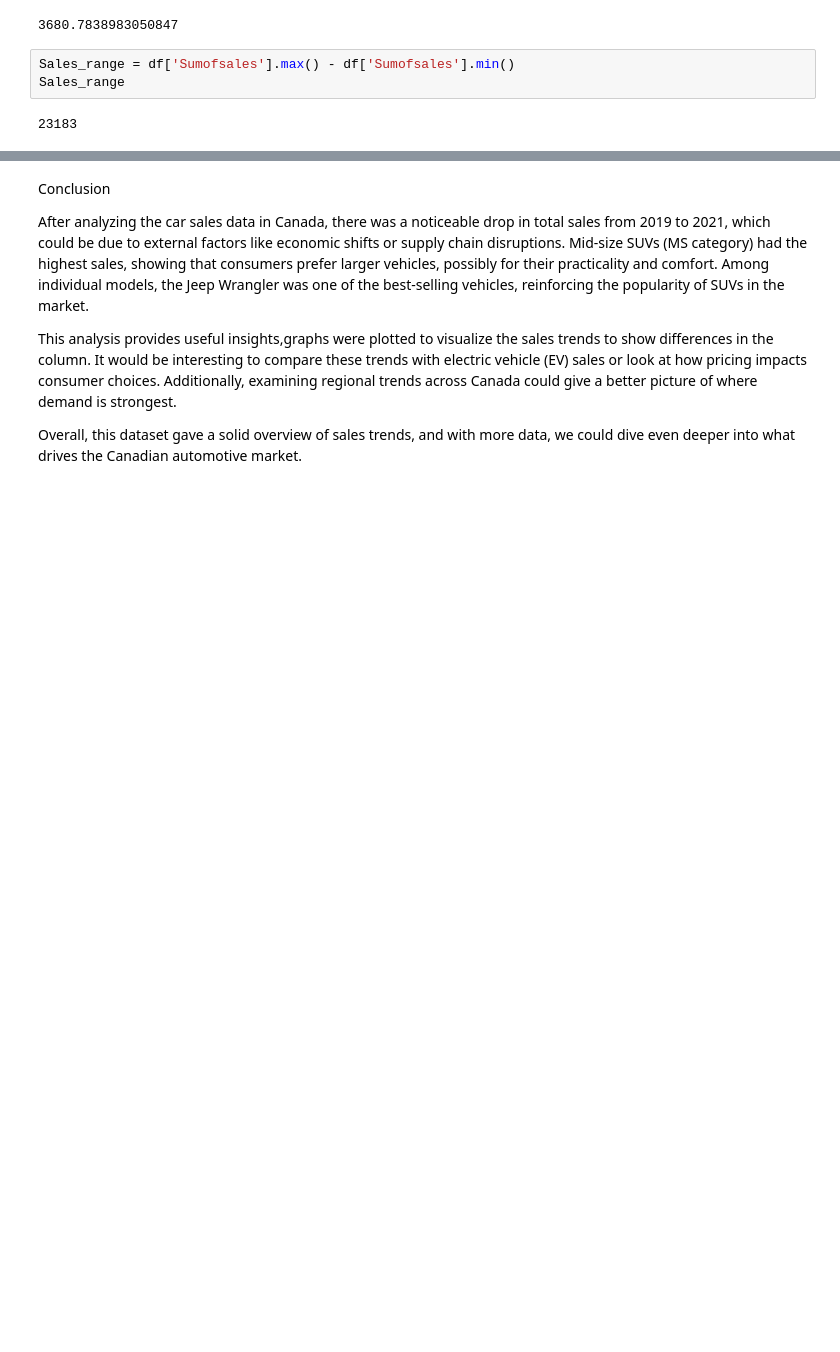
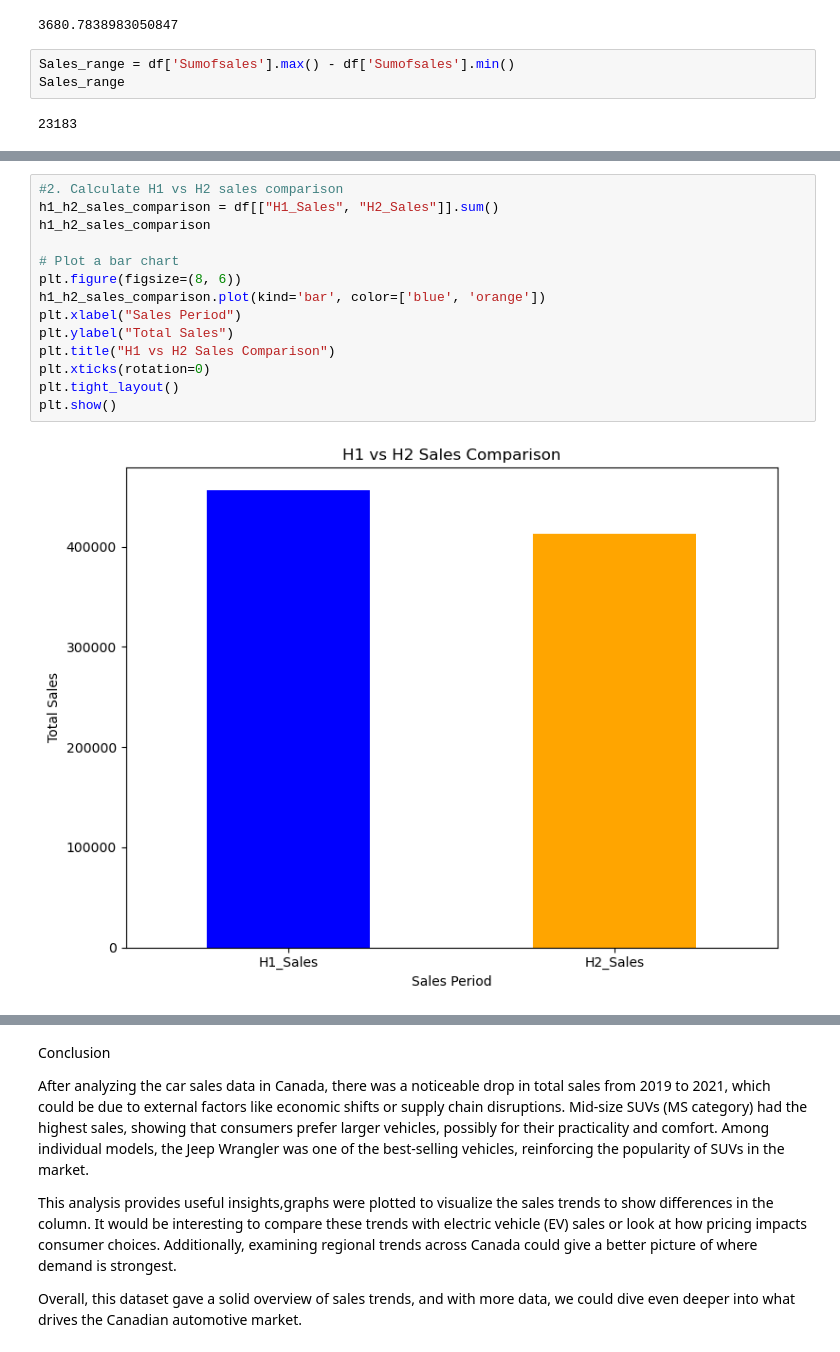
Before and after one commit to MajeedOA/Car-Sales, a Jupyter notebook: projects.ipynb, the cells around one changed output, grey strips where cells are left out. Cells and saved outputs as stored; diff of their text form; blank space fills up the shorter version.

```diff
--- a/projects.ipynb
+++ b/projects.ipynb
@@ -187,0 +146,16 @@ df
+# %%
+#2. Calculate H1 vs H2 sales comparison
+h1_h2_sales_comparison = df[["H1_Sales", "H2_Sales"]].sum()
+h1_h2_sales_comparison
+
+# Plot a bar chart
+plt.figure(figsize=(8, 6))
+h1_h2_sales_comparison.plot(kind='bar', color=['blue', 'orange'])
+plt.xlabel("Sales Period")
+plt.ylabel("Total Sales")
+plt.title("H1 vs H2 Sales Comparison")
+plt.xticks(rotation=0)
+plt.tight_layout()
+plt.show()
+# %% [output]
+[figure, added]
```
Also changed, not shown: parts of 27 cells of this notebook.
